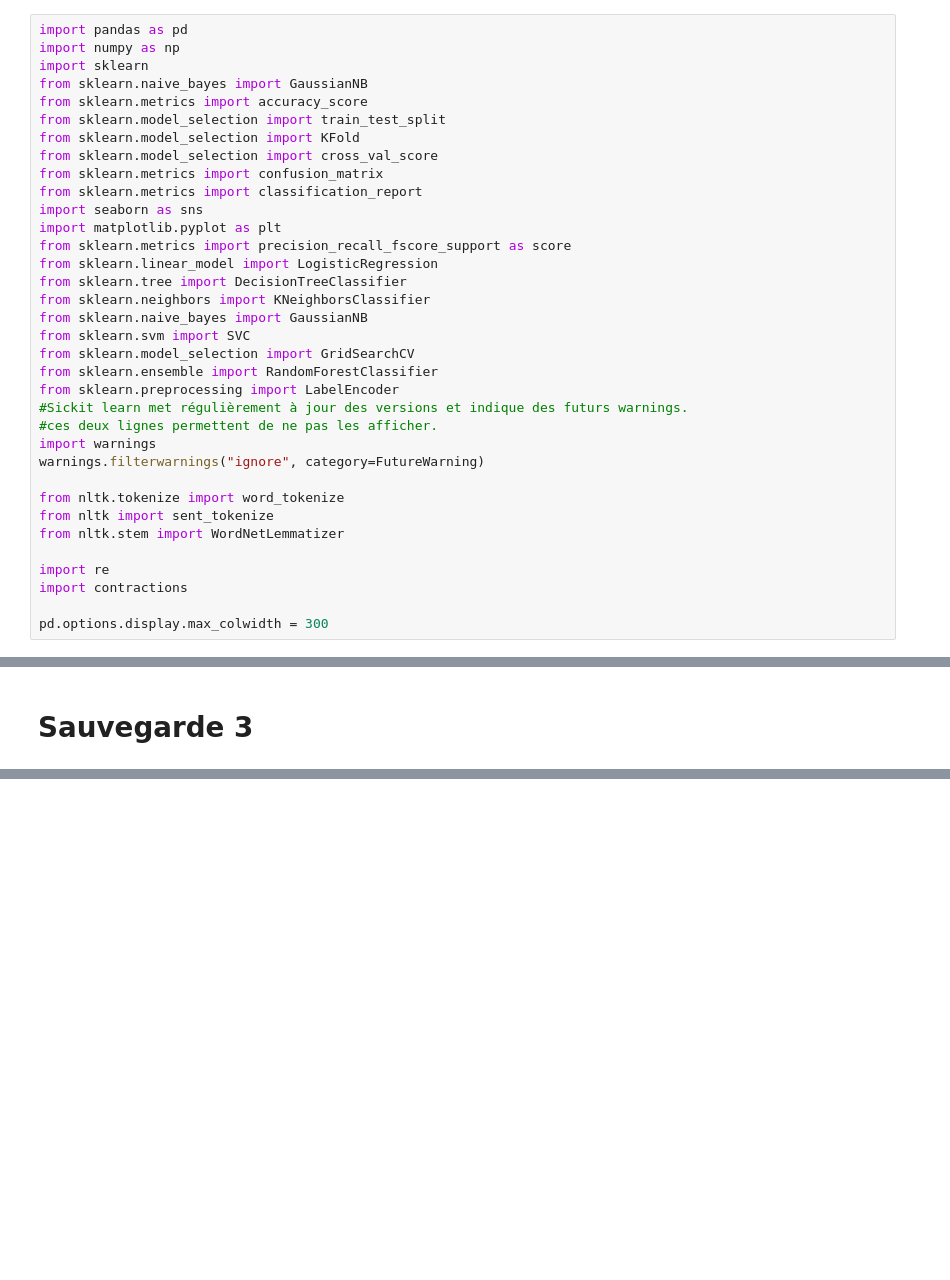
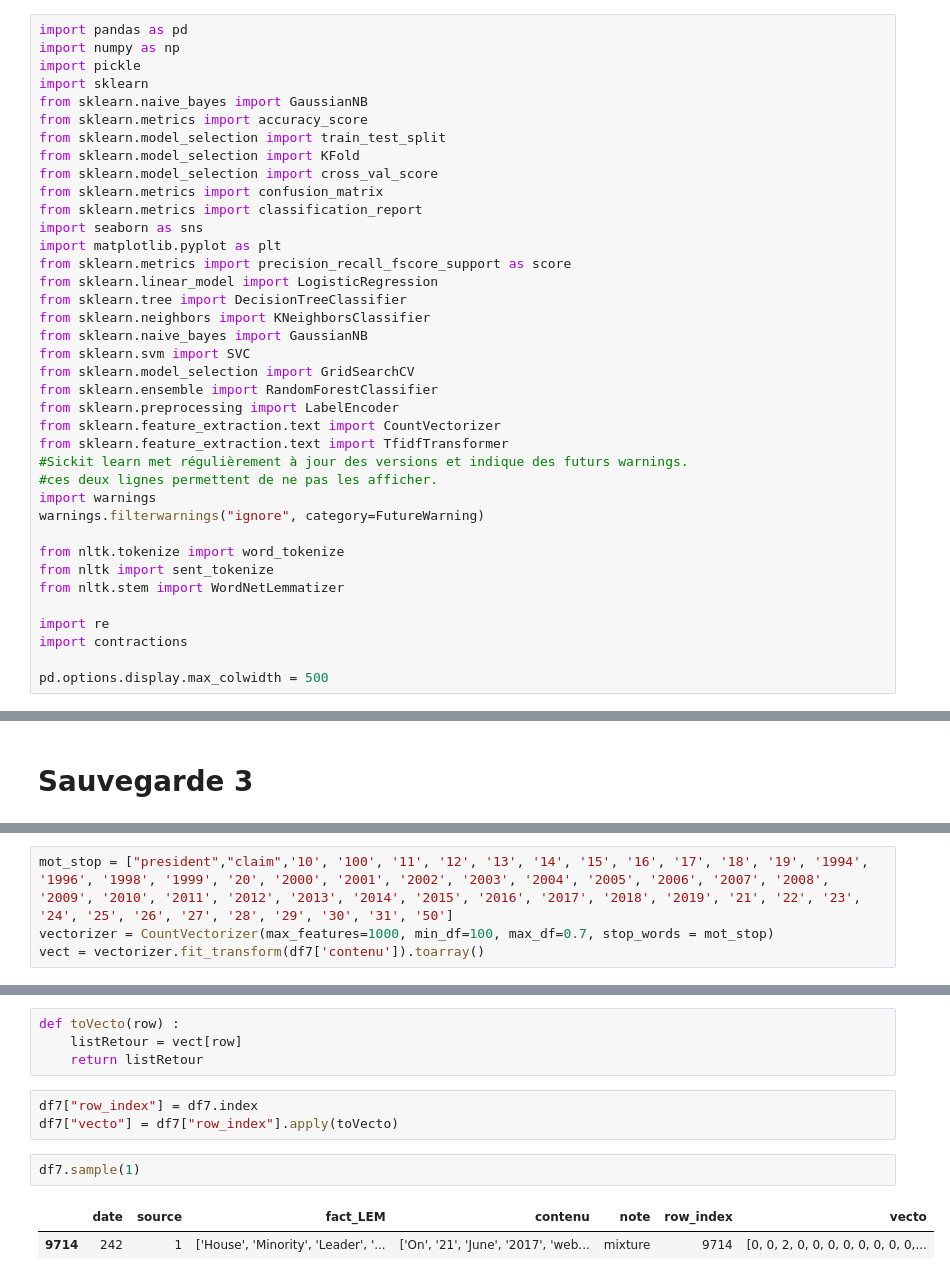
Before and after one commit to MassiBelaid/projetScienceDonnees, a Jupyter notebook: projet.ipynb, the cells around one changed output, grey strips where cells are left out. Cells and saved outputs as stored; diff of their text form; blank space fills up the shorter version.

```diff
--- a/projet.ipynb
+++ b/projet.ipynb
@@ -1,6 +11,7 @@
 # %%
 import pandas as pd
 import numpy as np
+import pickle
 import sklearn
 from sklearn.naive_bayes import GaussianNB
 from sklearn.metrics import accuracy_score
@@ -20,6 +31,8 @@ from sklearn.svm import SVC
 from sklearn.model_selection import GridSearchCV
 from sklearn.ensemble import RandomForestClassifier
 from sklearn.preprocessing import LabelEncoder
+from sklearn.feature_extraction.text import CountVectorizer
+from sklearn.feature_extraction.text import TfidfTransformer
 #Sickit learn met régulièrement à jour des versions et indique des futurs warnings.
 #ces deux lignes permettent de ne pas les afficher.
 import warnings
@@ -32,4 +45,4 @@ from nltk.stem import WordNetLemmatizer
 import re
 import contractions
 
-pd.options.display.max_colwidth = 300
+pd.options.display.max_colwidth = 500
@@ -615,0 +617,4 @@ df7 = df7[["date","source", "fact_LEM","contenu","note"]]
+# %%
+mot_stop = ["president","claim",'10', '100', '11', '12', '13', '14', '15', '16', '17', '18', '19', '1994', '1996', '1998', '1999', '20', '2000', '2001', '2002', '2003', '2004', '2005', '2006', '2007', '2008', '2009', '2010', '2011', '2012', '2013', '2014', '2015', '2016', '2017', '2018', '2019', '21', '22', '23', '24', '25', '26', '27', '28', '29', '30', '31', '50']
+vectorizer = CountVectorizer(max_features=1000, min_df=100, max_df=0.7, stop_words = mot_stop)
+vect = vectorizer.fit_transform(df7['contenu']).toarray()
@@ -620,0 +632,12 @@ df7.sample(1)
+# %%
+def toVecto(row) :
+    listRetour = vect[row]
+    return listRetour
+# %%
+df7["row_index"] = df7.index
+df7["vecto"] = df7["row_index"].apply(toVecto)
+# %%
+df7.sample(1)
+# %% [output]
+|  | date | source | fact_LEM | contenu | note | row_index | vecto |
+| 9714 | 242 | 1 | ['House', 'Minority', 'Leader', '... | ['On', '21', 'June', '2017', 'web... | mixture | 9714 | [0, 0, 2, 0, 0, 0, 0, 0, 0, 0, 0,... |
```
Also changed, not shown: parts of 55 cells of this notebook.
